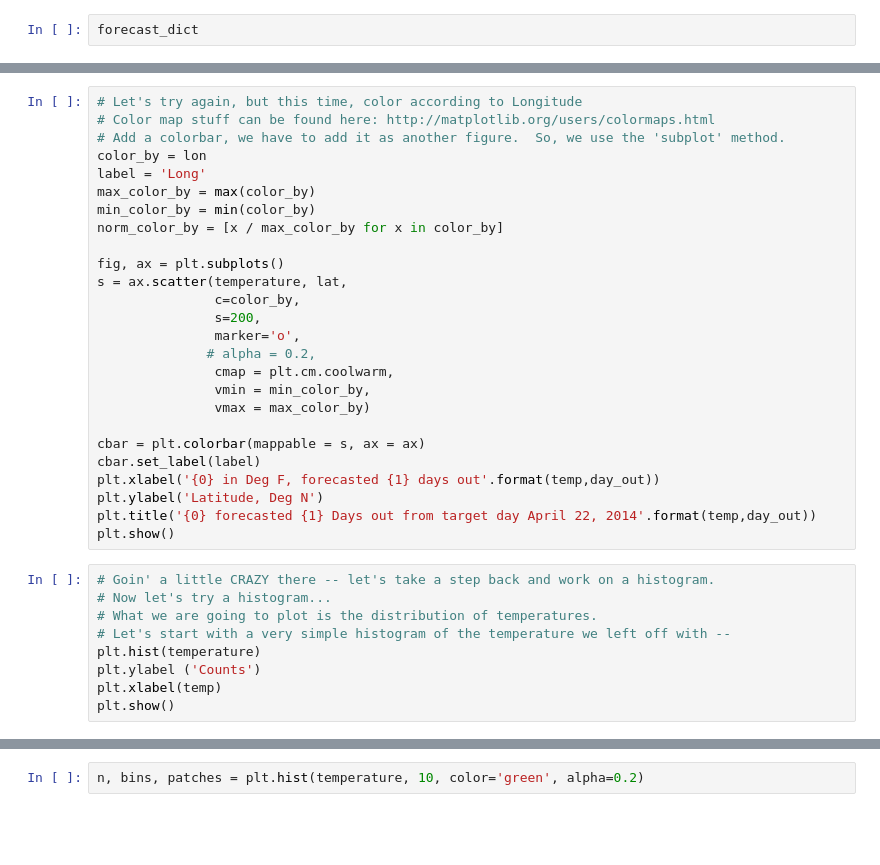
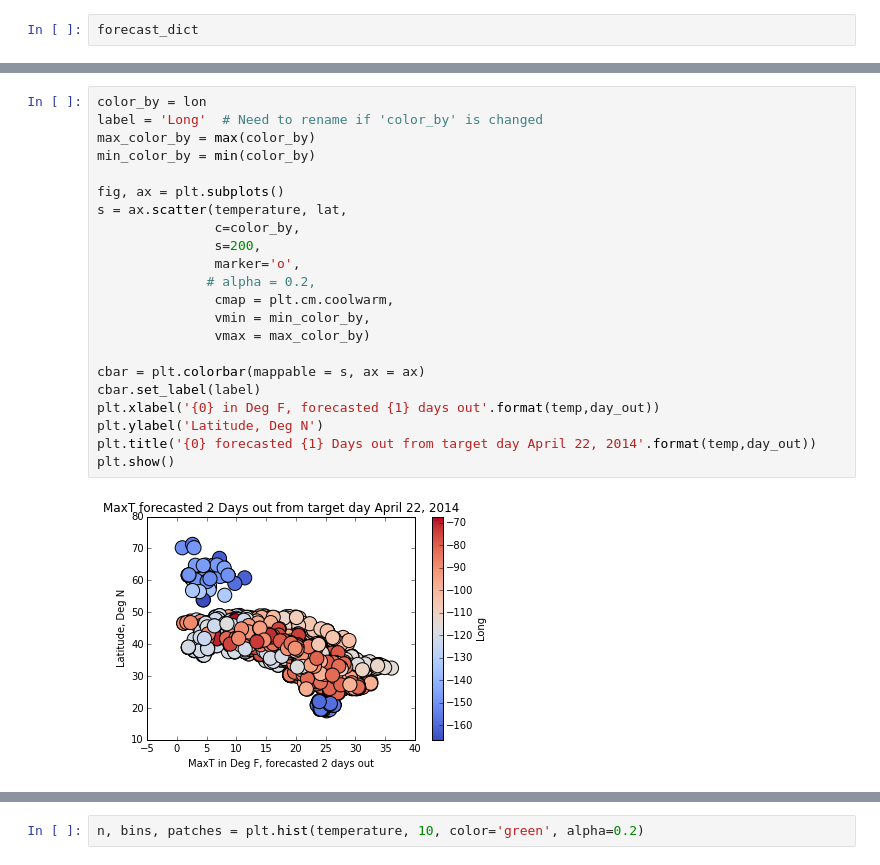
Before and after one commit to ginaschmalzle/pyladies_matplotlib_ipython_notebooks, a Jupyter notebook: pyladies.ipynb, the cells around one changed output, grey strips where cells are left out. Saved outputs shown, nothing was run; the diff lists cells and outputs as text; blank space fills up the shorter version.

```diff
--- a/pyladies.ipynb
+++ b/pyladies.ipynb
@@ -107,35 +139,24 @@ plt.scatter(temperature,lat)
 # %%
-# Let's try again, but this time, color according to Longitude
-# Color map stuff can be found here: http://matplotlib.org/users/colormaps.html
-# Add a colorbar, we have to add it as another figure.  So, we use the 'subplot' method.
 color_by = lon
-label = 'Long'
+label = 'Long'  # Need to rename if 'color_by' is changed
 max_color_by = max(color_by)
 min_color_by = min(color_by)
-norm_color_by = [x / max_color_by for x in color_by]
 
 fig, ax = plt.subplots()
 s = ax.scatter(temperature, lat,
                c=color_by,
                s=200,
                marker='o',
               # alpha = 0.2,
                cmap = plt.cm.coolwarm,
                vmin = min_color_by,
                vmax = max_color_by)
 
 cbar = plt.colorbar(mappable = s, ax = ax)
 cbar.set_label(label)
 plt.xlabel('{0} in Deg F, forecasted {1} days out'.format(temp,day_out))
 plt.ylabel('Latitude, Deg N')
 plt.title('{0} forecasted {1} Days out from target day April 22, 2014'.format(temp,day_out))
 plt.show()
+# %% [output]
+[figure, added]
-# %%
-# Goin' a little CRAZY there -- let's take a step back and work on a histogram.
-# Now let's try a histogram...
-# What we are going to plot is the distribution of temperatures.
-# Let's start with a very simple histogram of the temperature we left off with --
-plt.hist(temperature)
-plt.ylabel ('Counts')
-plt.xlabel(temp)
-plt.show()
```
Also changed, not shown: parts of 49 cells of this notebook, 1 other file.
